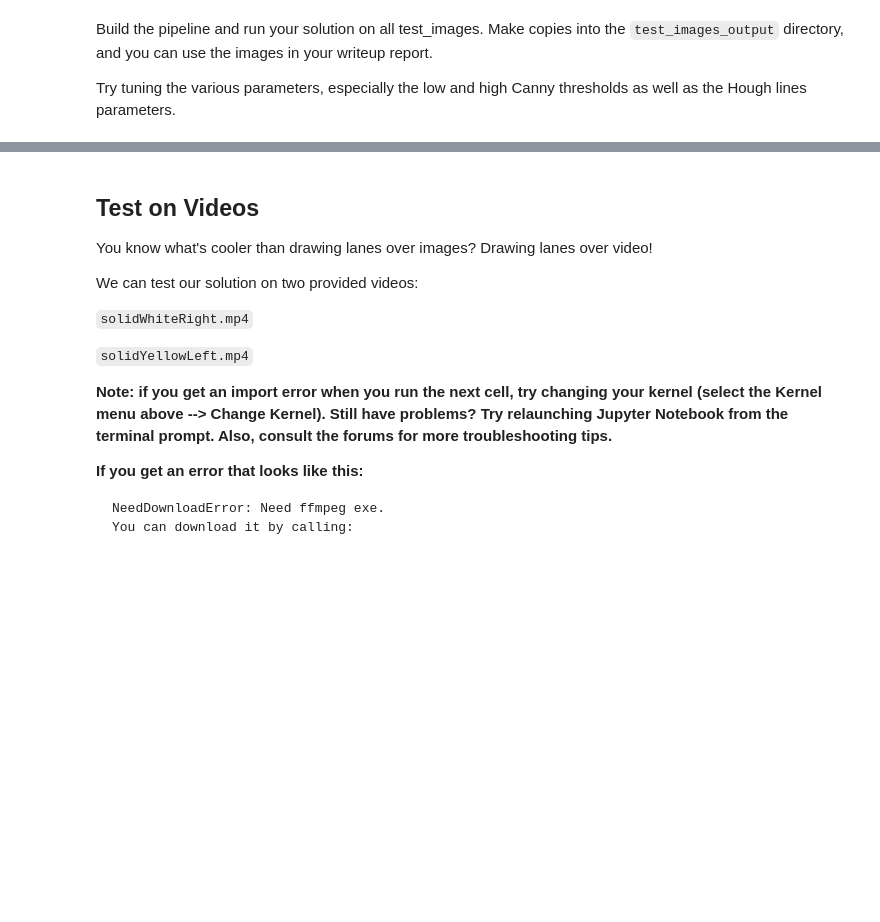
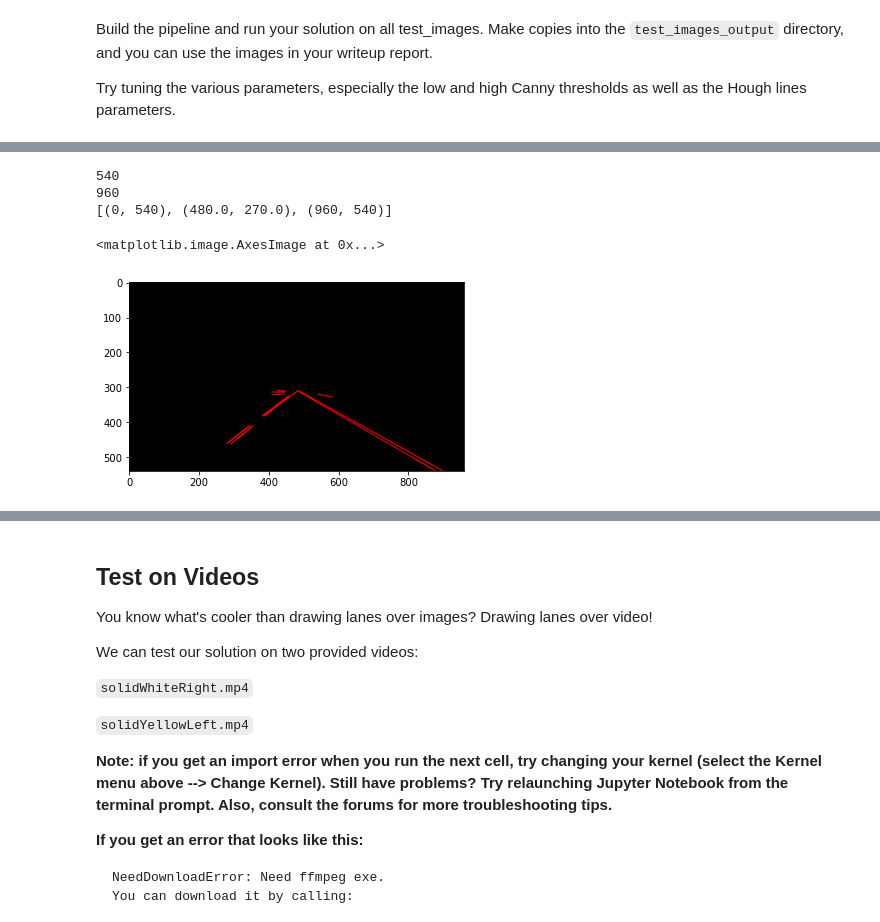
Before and after one commit to kovacsbelsen/CarVision, a Jupyter notebook: CarND-LaneLines-P1-master/P1.ipynb, the cells around one changed output, grey strips where cells are left out. Drawn from its saved outputs; the diff is of its cells as text; code cells hidden in the pictures; blank space fills up the shorter version.

```diff
--- a/CarND-LaneLines-P1-master/P1.ipynb
+++ b/CarND-LaneLines-P1-master/P1.ipynb
@@ -196,3 +229,45 @@ Try tuning the various parameters, especially the low and high Canny thresholds
+# %%
+image = cv2.imread('test_images/solidWhiteCurve.jpg')
+
+gray_image = cv2.cvtColor(image, cv2.COLOR_RGB2GRAY)
+
+gaussian = gaussian_blur(gray_image, 5)
+
+canny_image = cv2.Canny(gaussian, 100, 200)
+
+
+
+height = image.shape[0]
+print(height)
+
+width = image.shape[1]
+print(width)
+
+region_of_interest_vertices = [
+    (0, height),
+    (width/2, height/2),
+    (width, height)]
+print(region_of_interest_vertices)
+
+cropped_image = region_of_interest(canny_image,
+                np.array([region_of_interest_vertices], np.int32),)
+
+
+rho = 1
+theta = np.pi/180
+threshold = 30
+min_line_len = 20
+max_line_gap = 20
+
+hough_image = hough_lines(cropped_image, rho, theta, threshold, min_line_len, max_line_gap)
+
+plt.imshow(hough_image)
+# %% [output]
+540
+960
+[(0, 540), (480.0, 270.0), (960, 540)]
+<matplotlib.image.AxesImage at 0x...>
+[figure, added]
 # %%
 # TODO: Build your pipeline that will draw lane lines on the test_images
 # then save them to the test_images_output directory.
```
Also changed, not shown: parts of 2 cells of this notebook.
